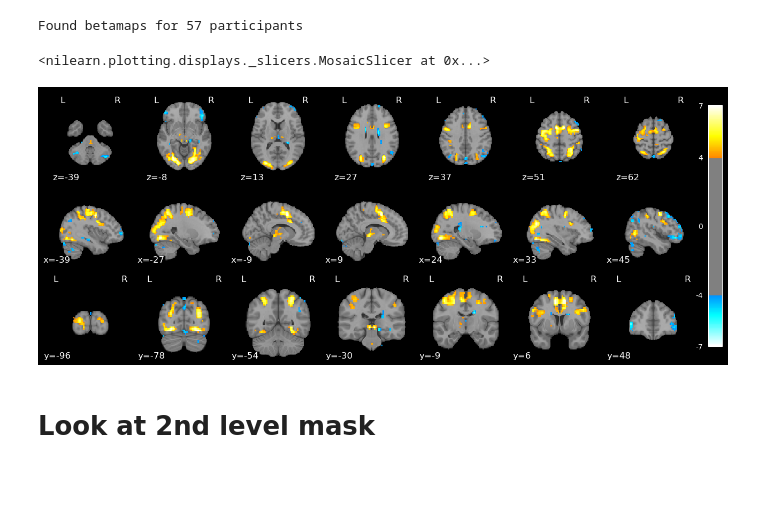
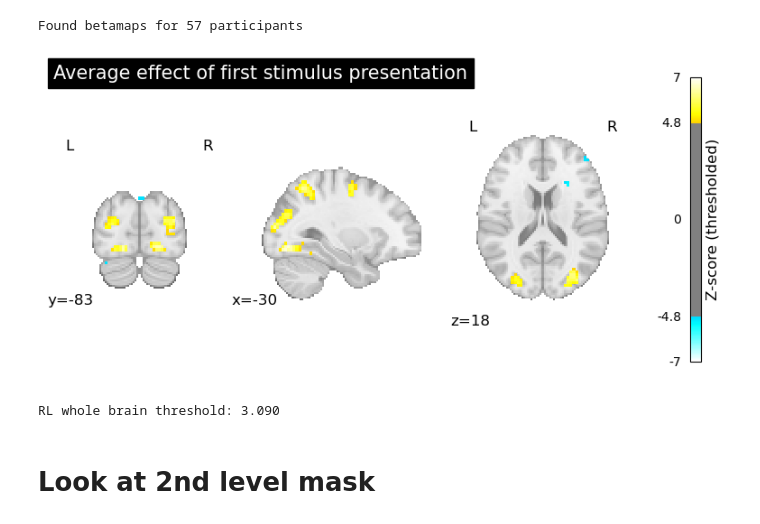
Before and after one commit to hugofluhr/learning-habits-analysis, a Jupyter notebook: results_notebooks/second_lvl_pm.ipynb, the cells around one changed output. Drawn from its saved outputs; the diff is of its cells as text; code cells hidden in the pictures; blank space fills up the shorter version.

```diff
--- a/results_notebooks/second_lvl_pm.ipynb
+++ b/results_notebooks/second_lvl_pm.ipynb
@@ -89,11 +89,19 @@ betamaps_presentation= [image.load_img(path) for path in betamaps_presentation_p
 X_presentation = pd.DataFrame([1] * len(betamaps_presentation), columns=['presentation'])
 second_level_model_sc2 = SecondLevelModel().fit(betamaps_presentation, design_matrix=X_presentation)
 SC2_WB_zmap = second_level_model_sc2.compute_contrast(output_type=statistic)
-# %%
-plot_stat_map(SC2_WB_zmap, threshold=4, black_bg=True, display_mode='mosaic', title='')
-# %% [output]
-<nilearn.plotting.displays._slicers.MosaicSlicer at 0x...>
-[figure, removed]
+# %%
+display = plot_stat_map(SC2_WB_zmap, threshold=4.8, black_bg=False, display_mode='ortho',
+              draw_cross=False,
+              title='Average effect of first stimulus presentation')
+display._cbar.set_label('Z-score (thresholded)', fontsize=12)
+# %% [output]
+[figure, added]
+# %%
+SC_WB_thresholded_zmap, SC_WB_threshold = threshold_stats_img(SC2_WB_zmap, alpha=0.001, height_control='fpr',
+                                                              two_sided=False)
+print(f"RL whole brain threshold: {SC_WB_threshold:.3f}")
+# %% [output]
+RL whole brain threshold: 3.090
 # %% [markdown]
 # Look at 2nd level mask
 # %%
```
Also changed, not shown: parts of 19 cells of this notebook, 1 other file.
